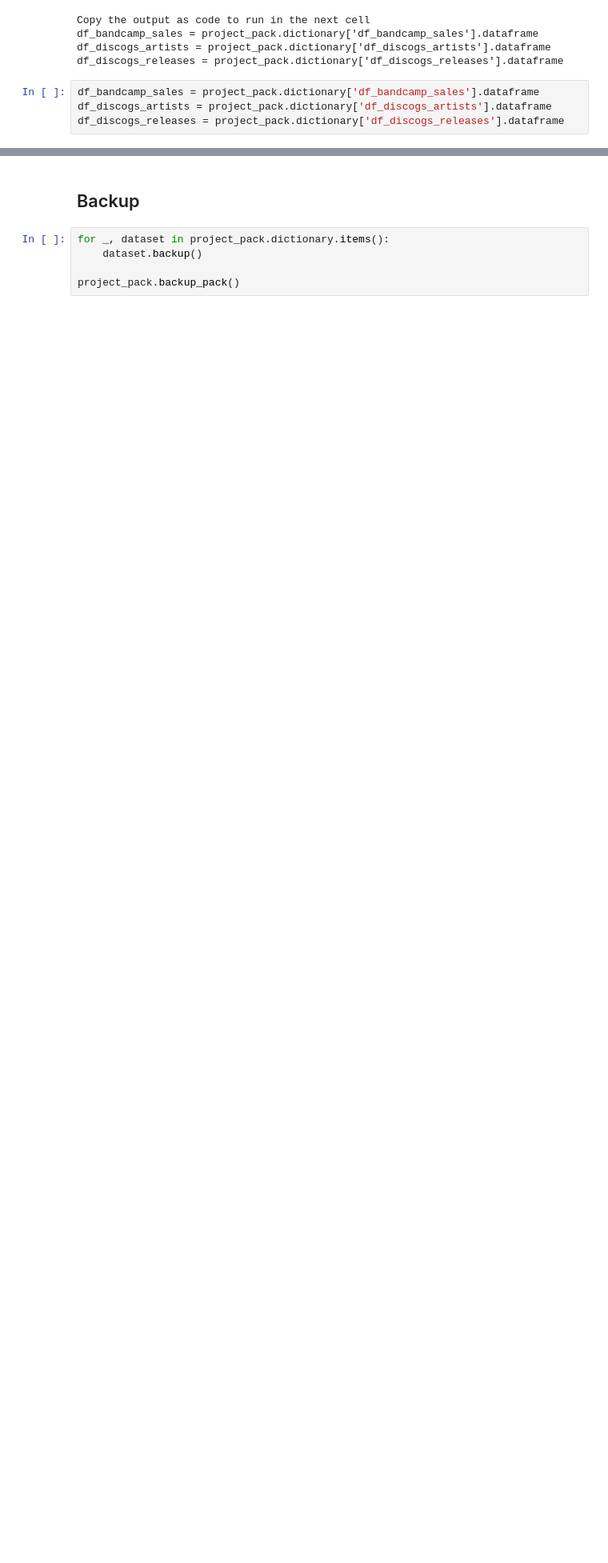
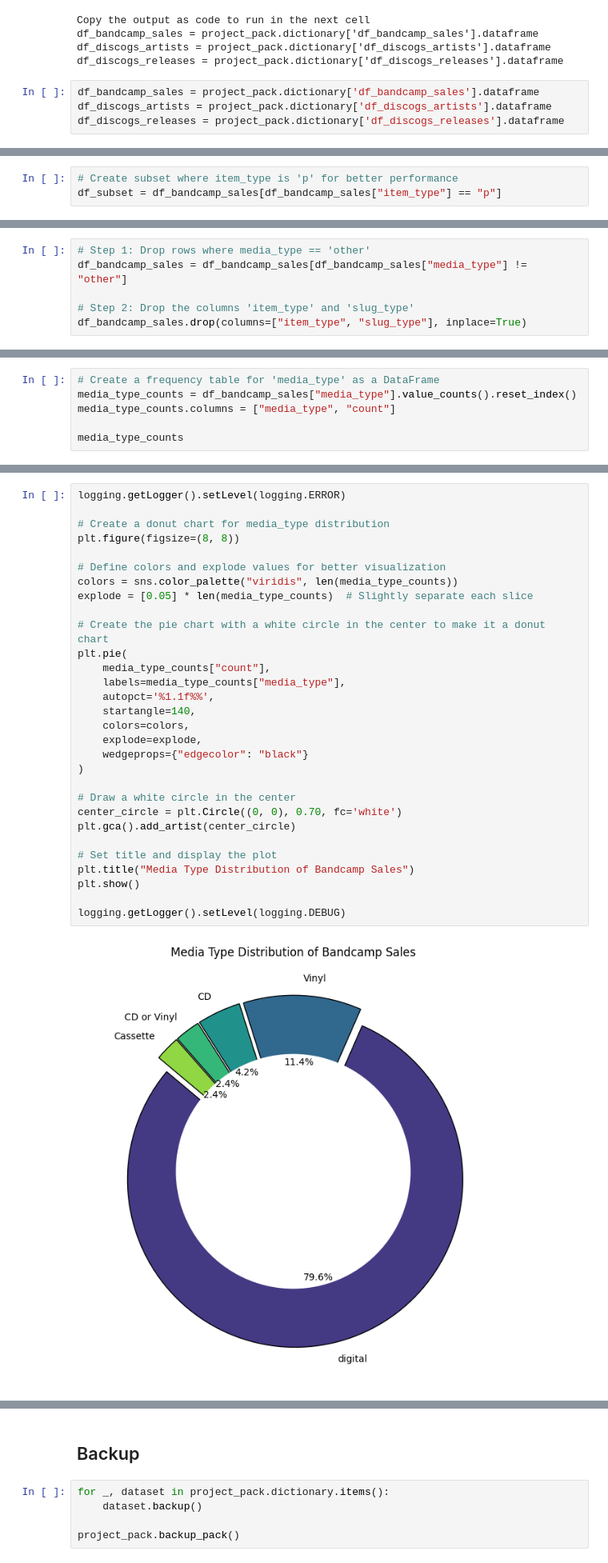
Before and after one commit to Funnear/end-to-end-data-analysis, a Jupyter notebook: notebooks/eda_and_cleanup_part2.ipynb, the cells around one changed output, grey strips where cells are left out. Shown: that part at 80% size. Cells and saved outputs as stored; diff of their text form; blank space fills up the shorter version.

Commit message:
created some donut charts for categorical data unique values frequency counts. started to analyse discogs formats.

```diff
--- a/notebooks/eda_and_cleanup_part2.ipynb
+++ b/notebooks/eda_and_cleanup_part2.ipynb
@@ -58,0 +141,3 @@ Both columns contain product type codes.
+# %%
+# Create subset where item_type is 'p' for better performance
+df_subset = df_bandcamp_sales[df_bandcamp_sales["item_type"] == "p"]
@@ -58,0 +215,6 @@ Both columns contain product type codes.
+# %%
+# Step 1: Drop rows where media_type == 'other'
+df_bandcamp_sales = df_bandcamp_sales[df_bandcamp_sales["media_type"] != "other"]
+
+# Step 2: Drop the columns 'item_type' and 'slug_type'
+df_bandcamp_sales.drop(columns=["item_type", "slug_type"], inplace=True)
@@ -58,0 +246,6 @@ Both columns contain product type codes.
+# %%
+# Create a frequency table for 'media_type' as a DataFrame
+media_type_counts = df_bandcamp_sales["media_type"].value_counts().reset_index()
+media_type_counts.columns = ["media_type", "count"]
+
+media_type_counts
@@ -59 +259,33 @@ Both columns contain product type codes.
+# %%
+logging.getLogger().setLevel(logging.ERROR)
+
+# Create a donut chart for media_type distribution
+plt.figure(figsize=(8, 8))
+
+# Define colors and explode values for better visualization
+colors = sns.color_palette("viridis", len(media_type_counts))
+explode = [0.05] * len(media_type_counts)  # Slightly separate each slice
+
+# Create the pie chart with a white circle in the center to make it a donut chart
+plt.pie(
+    media_type_counts["count"],
+    labels=media_type_counts["media_type"],
+    autopct='%1.1f%%',
+    startangle=140,
+    colors=colors,
+    explode=explode,
+    wedgeprops={"edgecolor": "black"}
+)
+
+# Draw a white circle in the center
+center_circle = plt.Circle((0, 0), 0.70, fc='white')
+plt.gca().add_artist(center_circle)
+
+# Set title and display the plot
+plt.title("Media Type Distribution of Bandcamp Sales")
+plt.show()
+
+logging.getLogger().setLevel(logging.DEBUG)
+# %% [output]
+[figure, added]
 # %% [markdown]
```
Also changed, not shown: parts of 34 cells of this notebook, 3 other files.
